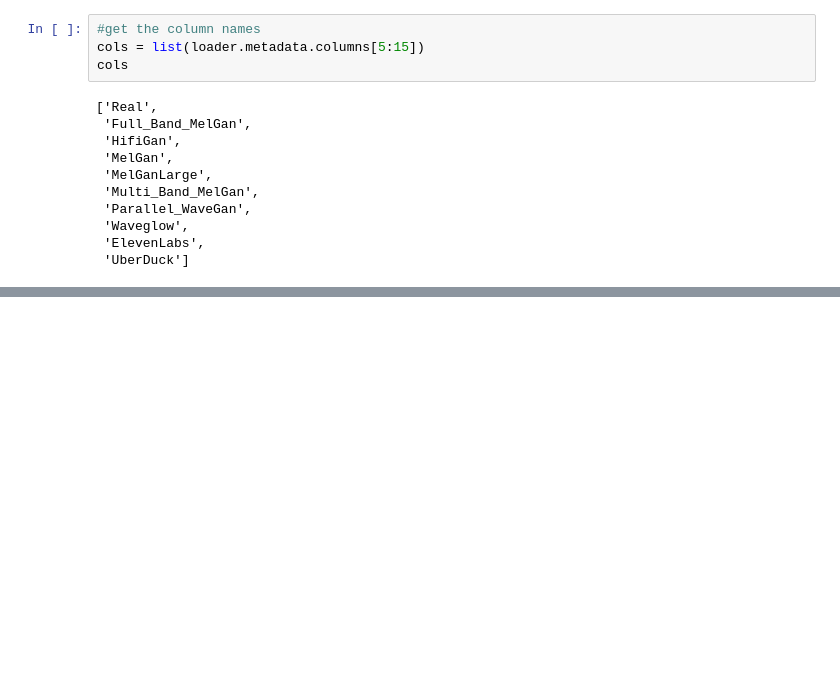
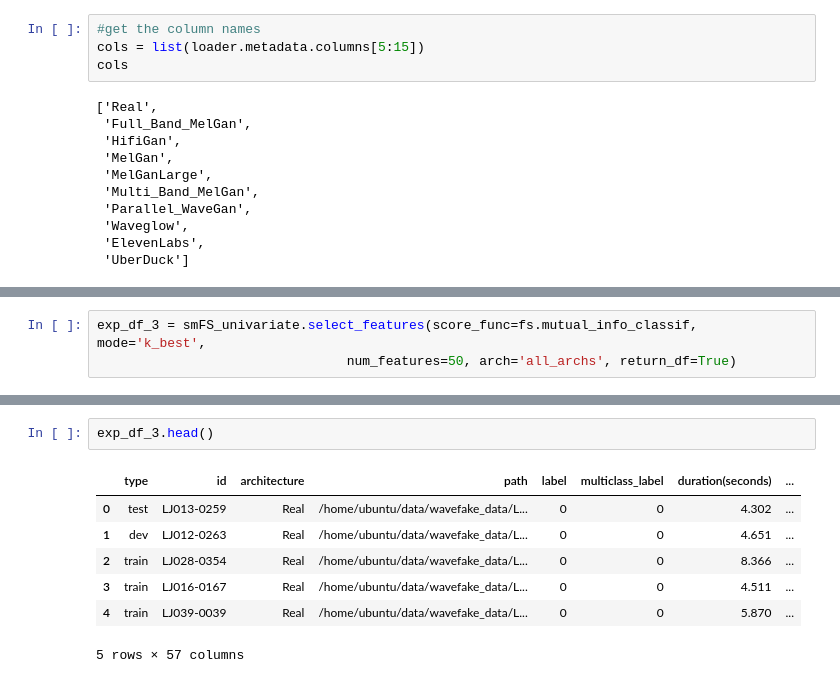
Before and after one commit to romitbarua/MultiModalDeepFake, a Jupyter notebook: scripts/Examples/OpenSmile-DLandFE.ipynb, the cells around one changed output, grey strips where cells are left out. Cells and saved outputs as stored; diff of their text form; blank space fills up the shorter version.

```diff
--- a/scripts/Examples/OpenSmile-DLandFE.ipynb
+++ b/scripts/Examples/OpenSmile-DLandFE.ipynb
@@ -306,0 +299,3 @@ sm.merged_df
+# %%
+exp_df_3 = smFS_univariate.select_features(score_func=fs.mutual_info_classif, mode='k_best',
+                                num_features=50, arch='all_archs', return_df=True)
@@ -306,0 +320,10 @@ sm.merged_df
+# %%
+exp_df_3.head()
+# %% [output]
+|  | type | id | architecture | path | label | multiclass_label | duration(seconds) | ... |
+| 0 | test | LJ013-0259 | Real | /home/ubuntu/data/wavefake_data/L... | 0 | 0 | 4.302 | ... |
+| 1 | dev | LJ012-0263 | Real | /home/ubuntu/data/wavefake_data/L... | 0 | 0 | 4.651 | ... |
+| 2 | train | LJ028-0354 | Real | /home/ubuntu/data/wavefake_data/L... | 0 | 0 | 8.366 | ... |
+| 3 | train | LJ016-0167 | Real | /home/ubuntu/data/wavefake_data/L... | 0 | 0 | 4.511 | ... |
+| 4 | train | LJ039-0039 | Real | /home/ubuntu/data/wavefake_data/L... | 0 | 0 | 5.870 | ... |
+5 rows × 57 columns
```
Also changed, not shown: parts of 61 cells of this notebook, 3 other files.
